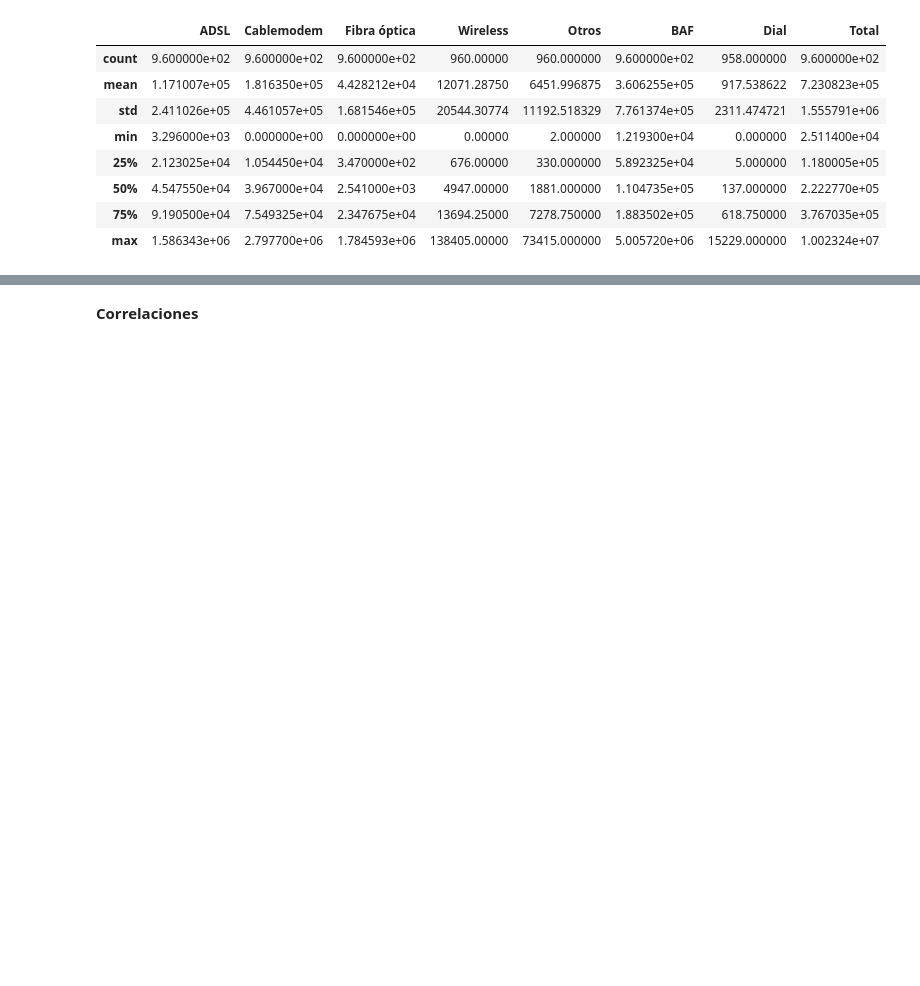
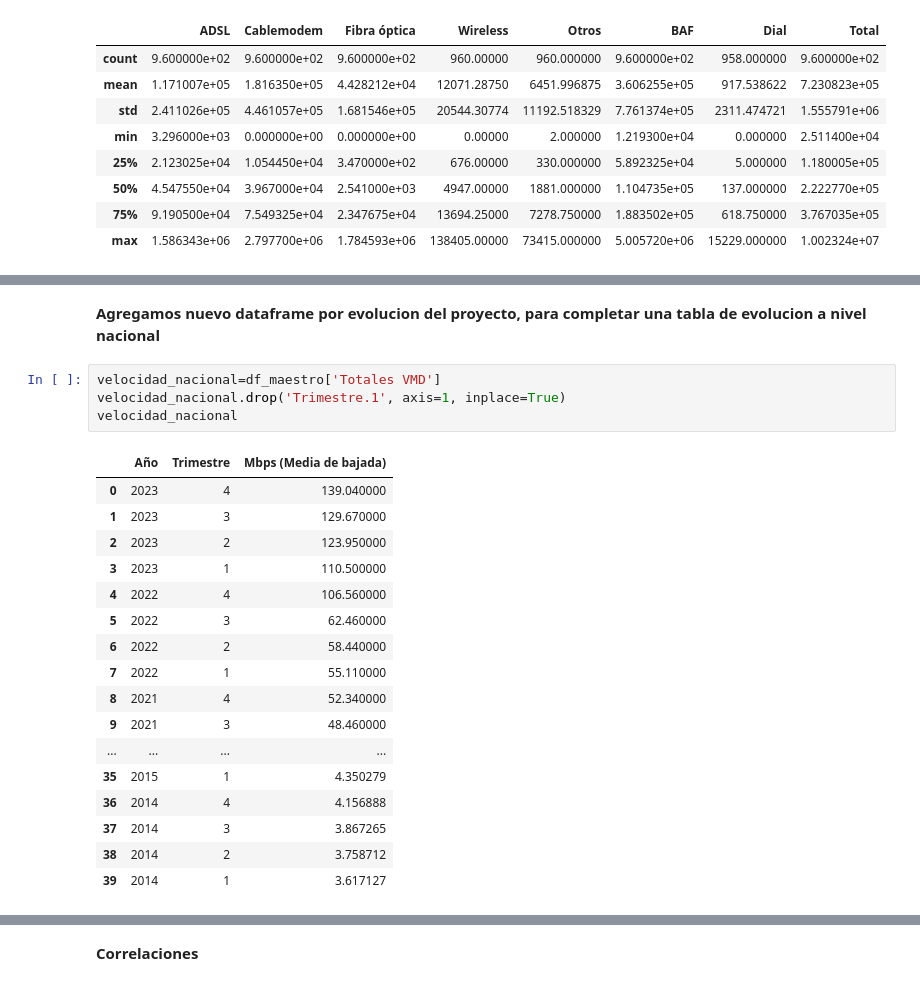
Before and after one commit to FSanchezB/Analisis-de-data-internet-en-Argentina, a Jupyter notebook: Notebooks/EDA.ipynb, the cells around one changed output, grey strips where cells are left out. Cells and saved outputs as stored; diff of their text form; blank space fills up the shorter version.

```diff
--- a/Notebooks/EDA.ipynb
+++ b/Notebooks/EDA.ipynb
@@ -625,0 +621,24 @@ Name: count, dtype: int64
+# %% [markdown]
+**Agregamos nuevo dataframe por evolucion del proyecto, para completar una tabla de evolucion a nivel nacional**
+# %%
+velocidad_nacional=df_maestro['Totales VMD']
+velocidad_nacional.drop('Trimestre.1', axis=1, inplace=True)
+velocidad_nacional
+# %% [output]
+|  | Año | Trimestre | Mbps (Media de bajada) |
+| 0 | 2023 | 4 | 139.040000 |
+| 1 | 2023 | 3 | 129.670000 |
+| 2 | 2023 | 2 | 123.950000 |
+| 3 | 2023 | 1 | 110.500000 |
+| 4 | 2022 | 4 | 106.560000 |
+| 5 | 2022 | 3 | 62.460000 |
+| 6 | 2022 | 2 | 58.440000 |
+| 7 | 2022 | 1 | 55.110000 |
+| 8 | 2021 | 4 | 52.340000 |
+| 9 | 2021 | 3 | 48.460000 |
+| ... | ... | ... | ... |
+| 35 | 2015 | 1 | 4.350279 |
+| 36 | 2014 | 4 | 4.156888 |
+| 37 | 2014 | 3 | 3.867265 |
+| 38 | 2014 | 2 | 3.758712 |
+| 39 | 2014 | 1 | 3.617127 |
```
Also changed, not shown: parts of 4 cells of this notebook, 2 other files.
